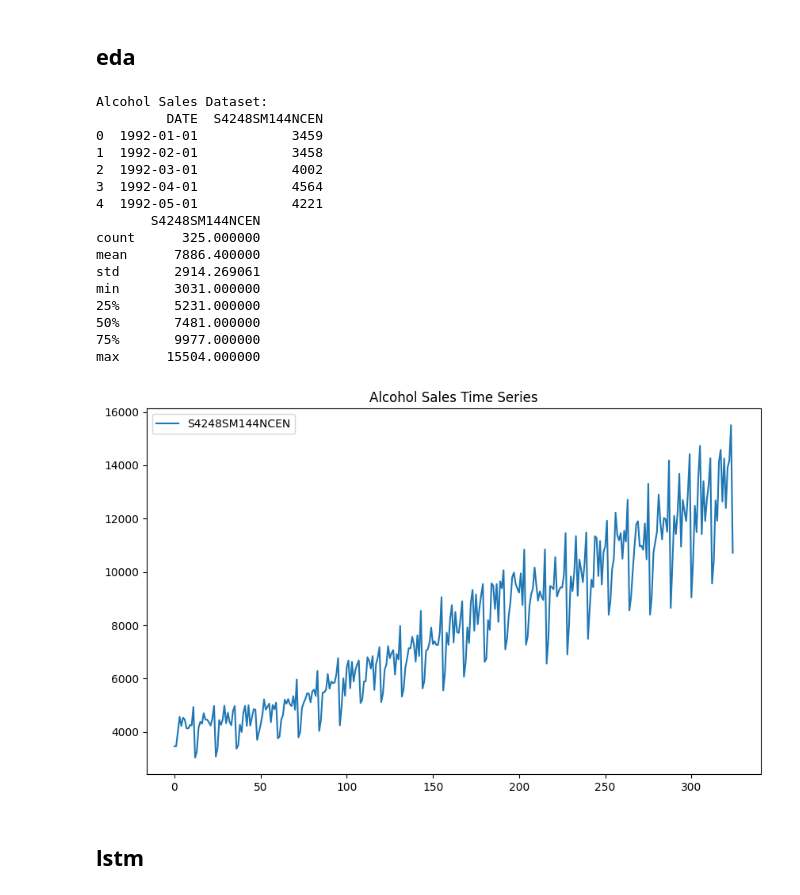
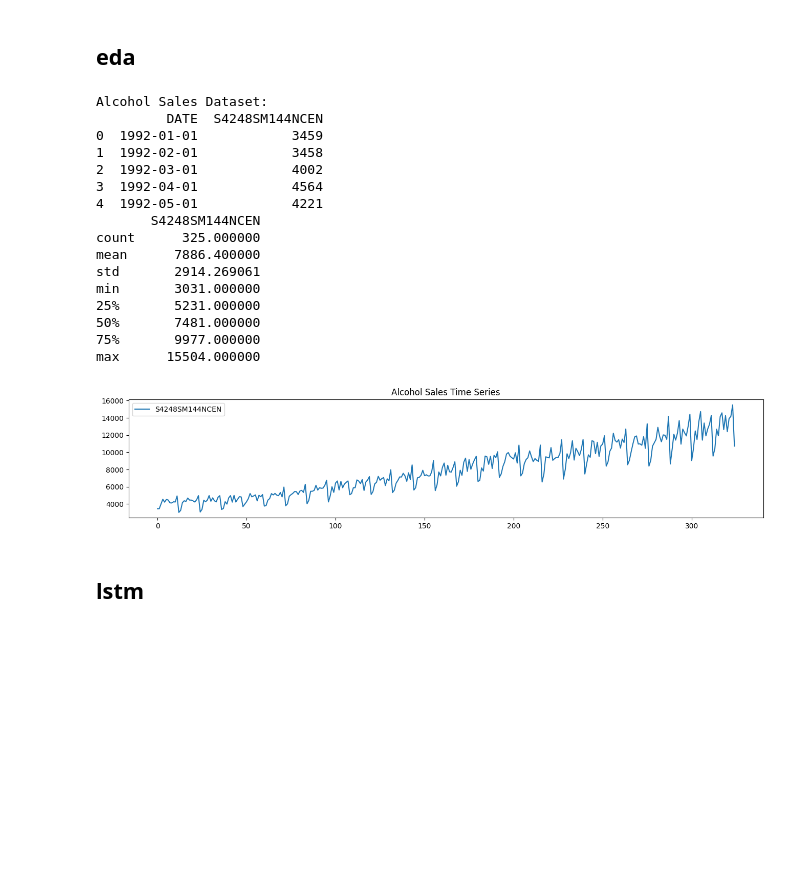
Before and after one commit to KValim/Projetcs, a Jupyter notebook: FIAP/deep learning II/entrega/exercicio_5/LSTM_RNN_Analysis.ipynb, the cells around one changed output. Saved outputs shown, nothing was run; the diff lists cells and outputs as text; code cells hidden in the pictures; blank space fills up the shorter version.

```diff
--- a/FIAP/deep learning II/entrega/exercicio_5/LSTM_RNN_Analysis.ipynb
+++ b/FIAP/deep learning II/entrega/exercicio_5/LSTM_RNN_Analysis.ipynb
@@ -165,30 +160,30 @@ alcohol_sales = pd.read_csv('./data/Alcohol_Sales.csv')
 # %%
 # Dataset alcohol_sales
 print('Alcohol Sales Dataset:')
 print(alcohol_sales.head())
 print(alcohol_sales.describe())
-plt.figure(figsize=(10, 6))
+plt.figure(figsize=(16, 3))
 sns.lineplot(data=alcohol_sales)
 plt.title('Alcohol Sales Time Series')
 plt.show()
 # %% [output]
 Alcohol Sales Dataset:
          DATE  S4248SM144NCEN
 0  1992-01-01            3459
 1  1992-02-01            3458
 2  1992-03-01            4002
 3  1992-04-01            4564
 4  1992-05-01            4221
        S4248SM144NCEN
 count      325.000000
 mean      7886.400000
 std       2914.269061
 min       3031.000000
 25%       5231.000000
 50%       7481.000000
 75%       9977.000000
 max      15504.000000
-[figure, old version]
+[figure, new version]
 # %% [markdown]
 ## lstm
 # %%
```
Also changed, not shown: parts of 25 cells of this notebook, 7 other files.
